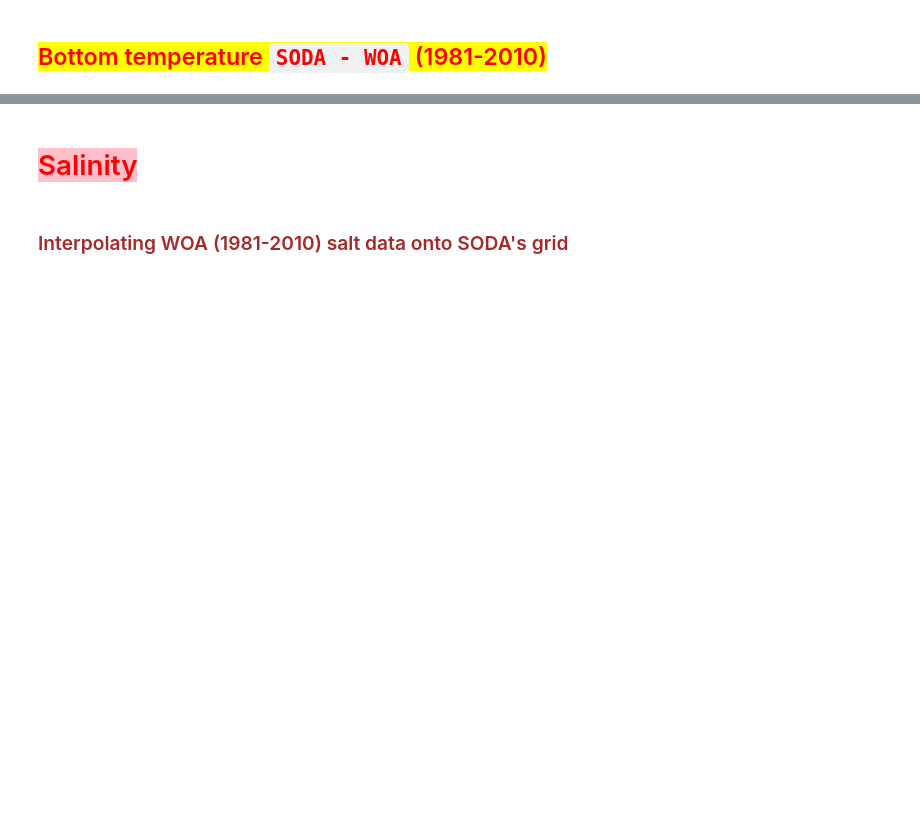
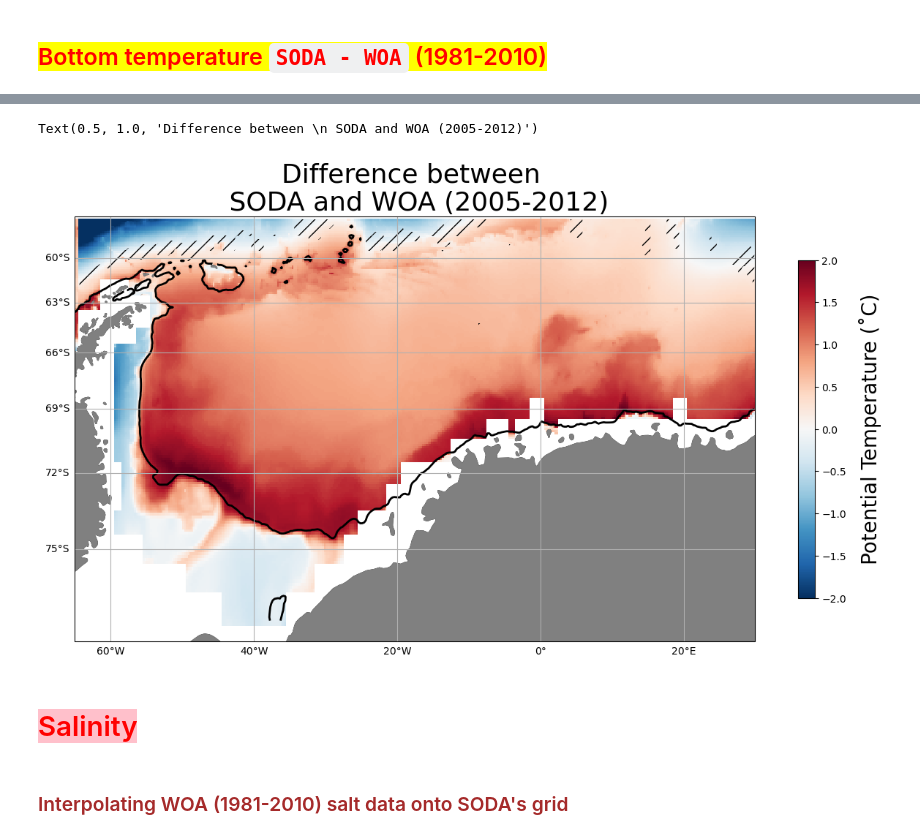
Before and after one commit to shanicetbailey/chapter1, a Jupyter notebook: SODA/4_SODA-WOA-comparison-bottom-temp_salt.ipynb, the cells around one changed output, grey strips where cells are left out. Drawn from its saved outputs; the diff is of its cells as text; code cells hidden in the pictures; blank space fills up the shorter version.

```diff
--- a/SODA/4_SODA-WOA-comparison-bottom-temp_salt.ipynb
+++ b/SODA/4_SODA-WOA-comparison-bottom-temp_salt.ipynb
@@ -52,11 +52,7 @@ with open('/home/jovyan/pangeo-181919-f141378dc975.json') as token_file:
 gcsfs_w_token = gcsfs.GCSFileSystem(token=token)
 
 land_mask = xr.open_dataarray('hfacc.nc')
-depth_wg_interp = xr.open_dataarray('depth_wg_interp.nc')
+depth = xr.open_dataarray('depth.nc')
 # %%
 swap = land_mask.swap_dims({'xt_ocean':'lon', 'yt_ocean':'lat'})
 land_mask = swap.assign_coords({"lon": swap.xt_ocean, 'lat':swap.yt_ocean}).drop(['xt_ocean', 'yt_ocean'])
-# %%
-d = depth_wg_interp.swap_dims({'xt_ocean':'lon', 'yt_ocean':'lat'})
-depth = d.assign_coords({"lon": d.xt_ocean.values, 'lat':d.yt_ocean}).drop(['grid_y_T', 'grid_x_T', 'st_ocean',
-                                                                            'yt_ocean', 'xt_ocean'])
@@ -103,34 +135,37 @@ lon = soda_woa0512_diff.lon
 # %%
 proj = ccrs.Mercator() #with Mercator you can put lat lon values.
 fig, ax = plt.subplots(figsize=(15, 15), subplot_kw=dict(projection=proj))
 
 ax.set_extent([-65, 30, -78, -57], crs=ccrs.PlateCarree())
 ax.coastlines(resolution='50m')
 
 ax.add_feature(cfeature.NaturalEarthFeature('physical', 'land', '50m',
                                         edgecolor='face',
                                         facecolor='0.5'))
 #1000m isobath
 ax.contour(lon, lat, depth, levels=[1000], colors='k', linewidths=2, transform=ccrs.PlateCarree())
 
 im = ax.pcolormesh(soda_woa0512_diff.lon,
                    soda_woa0512_diff.lat,
-                   soda_woa0512_diff.where(land_mask[0]),
+                   soda_woa0512_diff.where(land_mask),
                    transform=ccrs.PlateCarree(), cmap='RdBu_r', vmin=-2, vmax=2)
 cb = fig.colorbar(im, ax=ax, shrink=0.4)
 cb.set_label("Potential Temperature (˚C)", labelpad=12, fontsize=20)
 
 plt.contourf(soda_woa0512_diff.lon,
              soda_woa0512_diff.lat,
-             soda_woa0512_diff.where(np.abs(soda_woa0512_diff) < woa0512_pt_error_new_grid.PT_error[0]).where(land_mask[0]),
+             soda_woa0512_diff.where(np.abs(soda_woa0512_diff) < woa0512_pt_error_new_grid.PT_error[0]).where(land_mask),
              transform=ccrs.PlateCarree(), colors='none', hatches=['//'])
 
 g1 = ax.gridlines(crs=ccrs.PlateCarree(), draw_labels=True)
 g1.xlabels_top = False
 g1.ylabels_right = False
 
-plt.title("Difference between \n SODA (1997-2019) and WOA (2005-2012)", fontsize=26)
-plt.savefig('bot-temp-sodaWoa0512-1kmisobath.pdf');
+plt.title("Difference between \n SODA and WOA (2005-2012)", fontsize=26)
+#plt.savefig('bot-temp-sodaWoa0512-1kmisobath.pdf');
+# %% [output]
+Text(0.5, 1.0, 'Difference between \n SODA and WOA (2005-2012)')
+[figure, added]
 # %% [markdown]
 # <span style='background:Pink'> <font color='Red'> Salinity </font>
 # %% [markdown]
```
Also changed, not shown: parts of 13 cells of this notebook.
